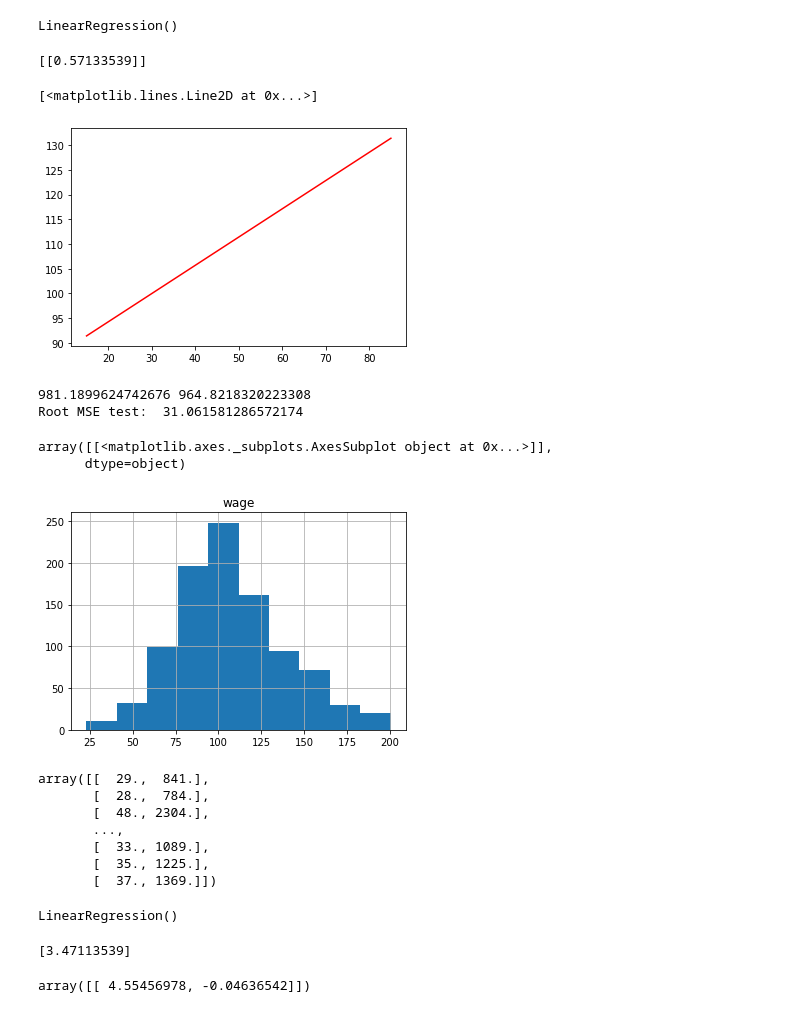
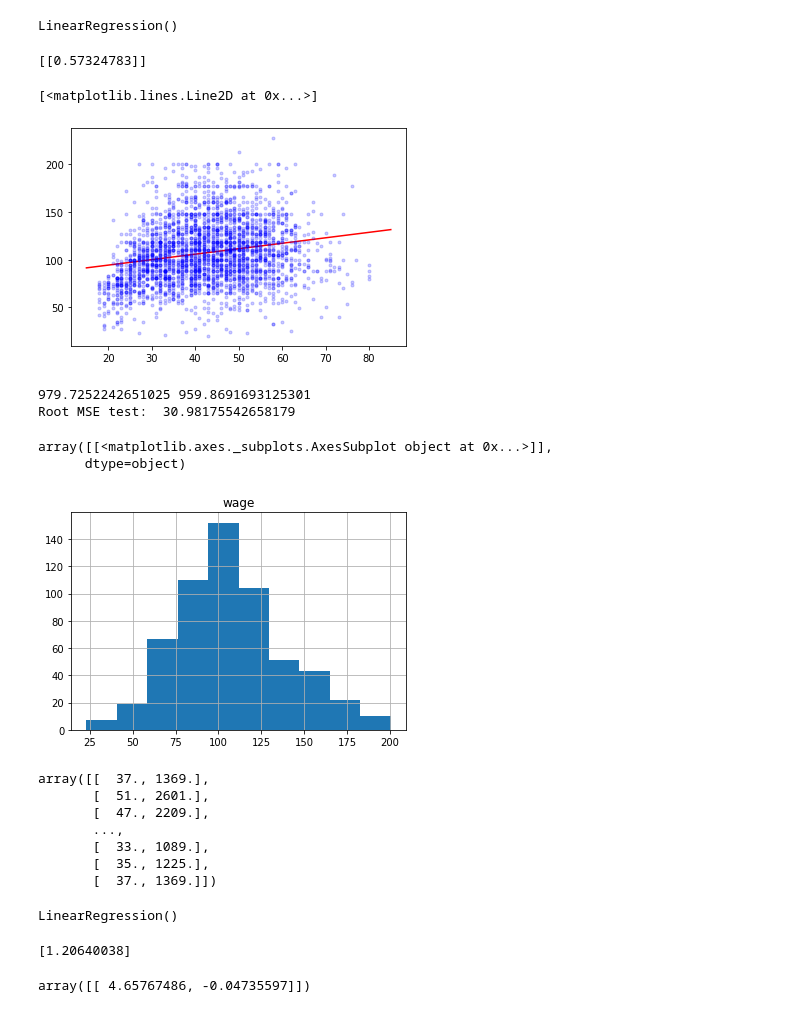
Before and after one commit to WENKAITAN/CMP414765Spring2022, a Jupyter notebook: Week07_PolynomialRegression.ipynb, the cells around one changed output. Drawn from its saved outputs; the diff is of its cells as text; code cells hidden in the pictures.

```diff
--- a/Week07_PolynomialRegression.ipynb
+++ b/Week07_PolynomialRegression.ipynb
@@ -59,7 +59,7 @@ X = df[['age']]
 y = df[['wage']]
 # %%
 from sklearn.model_selection import train_test_split
-X_train, X_test, y_train, y_test = train_test_split(X, y, test_size=0.33, random_state=42)
+X_train, X_test, y_train, y_test = train_test_split(X, y, test_size=0.2, random_state=42)
 # %%
 #use a linear regression
 from sklearn.linear_model import LinearRegression
@@ -75,16 +75,17 @@ model.intercept_
 beta0 = model.intercept_
 beta1= model.coef_[0]
 # %% [output]
-[[0.57133539]]
+[[0.57324783]]
 # %%
 x_coordinates = [15, 85]
 y_coordinates = [beta0 + x*beta1 for x in x_coordinates ]
 y_coordinates
 
 plt.plot(x_coordinates, y_coordinates, "r-")
+plt.plot(df["age"], df["wage"],"b.", alpha=0.2)
 # %% [output]
 [<matplotlib.lines.Line2D at 0x...>]
-[figure, old version]
+[figure, new version]
 # %%
 y_train_pred = model.predict(X_train)
 y_test_pred = model.predict(X_test)
@@ -97,14 +98,14 @@ MSE_test = mean_squared_error(y_test, y_test_pred)
 print(MSE_train, MSE_test )
 print("Root MSE test: ", MSE_test**(1/2))
 # %% [output]
-981.1899624742676 964.8218320223308
-Root MSE test:  31.061581286572174
+979.7252242651025 959.8691693125301
+Root MSE test:  30.98175542658179
 # %%
 y_test.hist()
 # %% [output]
 array([[<matplotlib.axes._subplots.AxesSubplot object at 0x...>]],
       dtype=object)
-[figure, old version]
+[figure, new version]
 # %%
 poly = PolynomialFeatures(degree=2, include_bias=False)
 X_multi_trans = poly.fit_transform(X_train)
@@ -113,9 +114,9 @@ X_multi_trans = poly.fit_transform(X_train)
 # print("Powersn",poly.powers_)
 X_multi_trans
 # %% [output]
-array([[  29.,  841.],
-       [  28.,  784.],
-       [  48., 2304.],
+array([[  37., 1369.],
+       [  51., 2601.],
+       [  47., 2209.],
        ...,
        [  33., 1089.],
        [  35., 1225.],
@@ -130,8 +131,8 @@ LinearRegression()
 print(model2.intercept_)
 model2.coef_
 # %% [output]
-[3.47113539]
+[1.20640038]
-array([[ 4.55456978, -0.04636542]])
+array([[ 4.65767486, -0.04735597]])
 # %%
 
 import numpy as np
```
Also changed, not shown: parts of 4 cells of this notebook.
